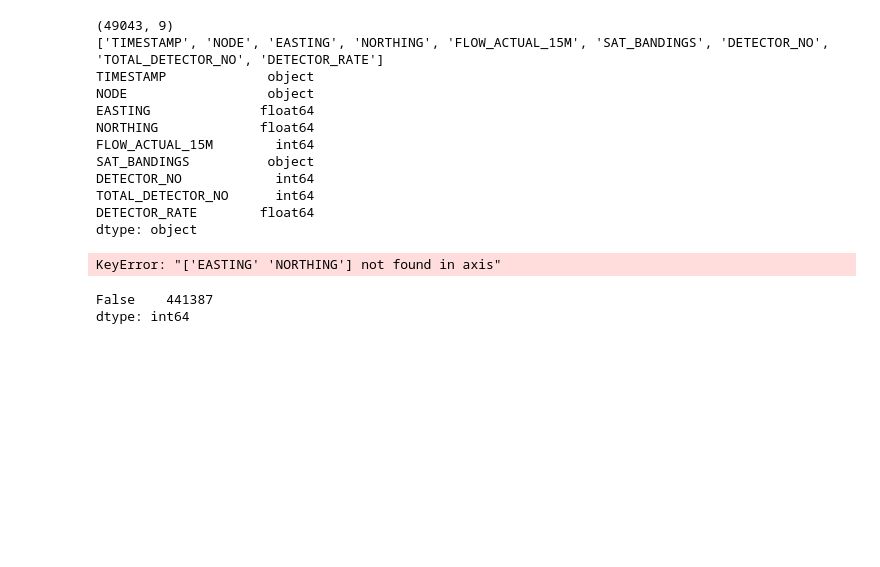
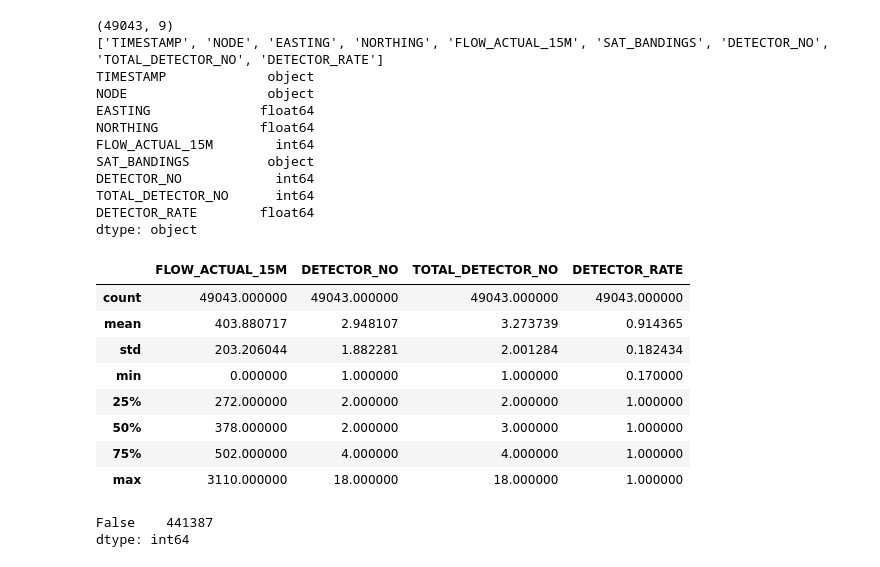
Before and after one commit to dssg/air_pollution_estimation, a Jupyter notebook: notebooks/20190611_CW_explore_TIMS.ipynb, the cells around one changed output. Saved outputs shown, nothing was run; the diff lists cells and outputs as text; code cells hidden in the pictures; blank space fills up the shorter version.

```diff
--- a/notebooks/20190611_CW_explore_TIMS.ipynb
+++ b/notebooks/20190611_CW_explore_TIMS.ipynb
@@ -115,11 +115,20 @@ TOTAL_DETECTOR_NO      int64
 DETECTOR_RATE        float64
 dtype: object
 # %%
-initial_df.drop(["EASTING", "NORTHING"])
-# del initial_df["EASTING"]
+del initial_df["EASTING"]
+del initial_df["NORTHING"]
+
 initial_df.describe()
 # %% [output]
-KeyError: "['EASTING' 'NORTHING'] not found in axis"
+|  | FLOW_ACTUAL_15M | DETECTOR_NO | TOTAL_DETECTOR_NO | DETECTOR_RATE |
+| count | 49043.000000 | 49043.000000 | 49043.000000 | 49043.000000 |
+| mean | 403.880717 | 2.948107 | 3.273739 | 0.914365 |
+| std | 203.206044 | 1.882281 | 2.001284 | 0.182434 |
+| min | 0.000000 | 1.000000 | 1.000000 | 0.170000 |
+| 25% | 272.000000 | 2.000000 | 2.000000 | 1.000000 |
+| 50% | 378.000000 | 2.000000 | 3.000000 | 1.000000 |
+| 75% | 502.000000 | 4.000000 | 4.000000 | 1.000000 |
+| max | 3110.000000 | 18.000000 | 18.000000 | 1.000000 |
 # %%
 #no NAs in the dataset
 pd.Series(pd.isna(initial_df).values.ravel()).value_counts()
```
